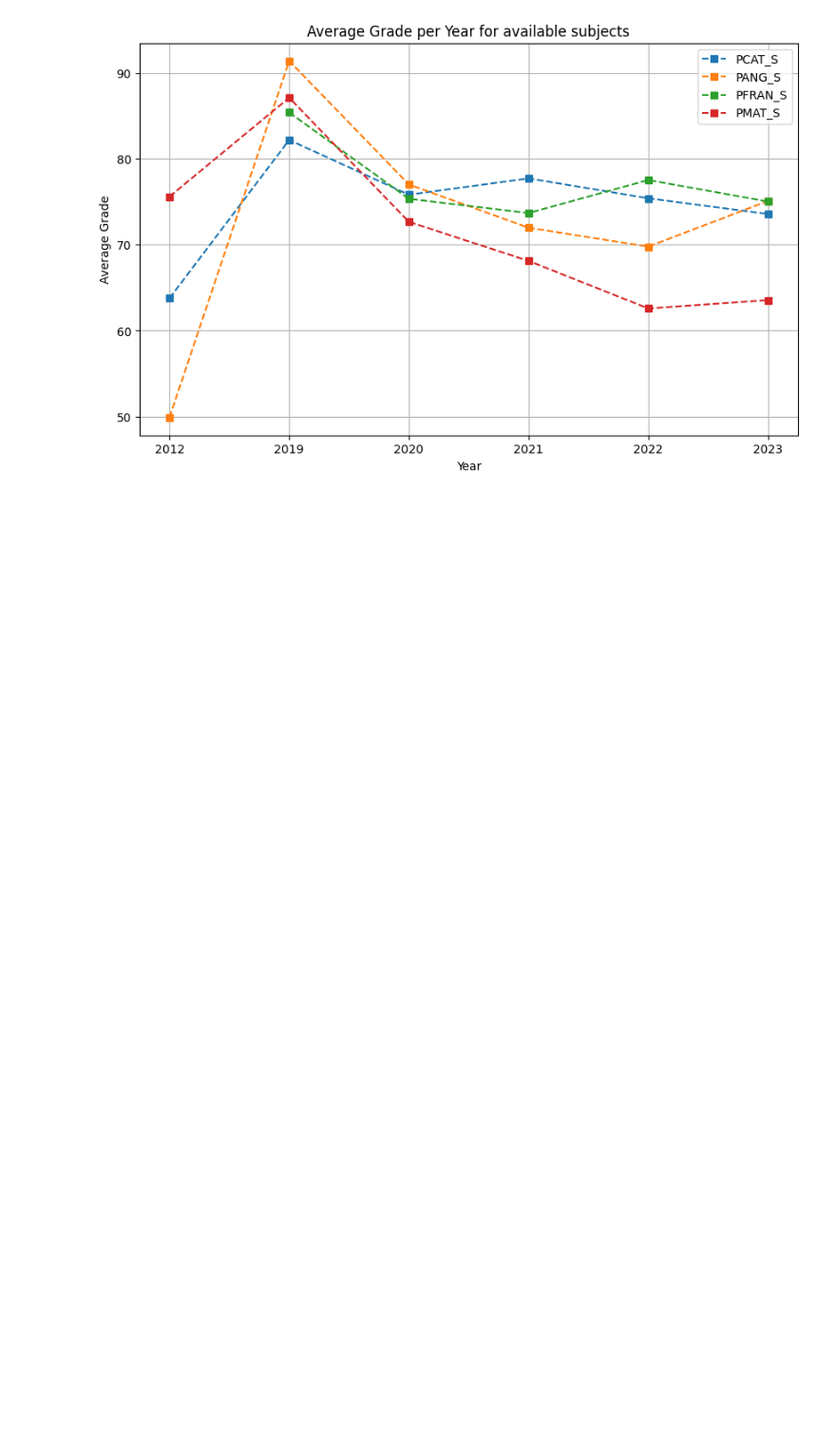
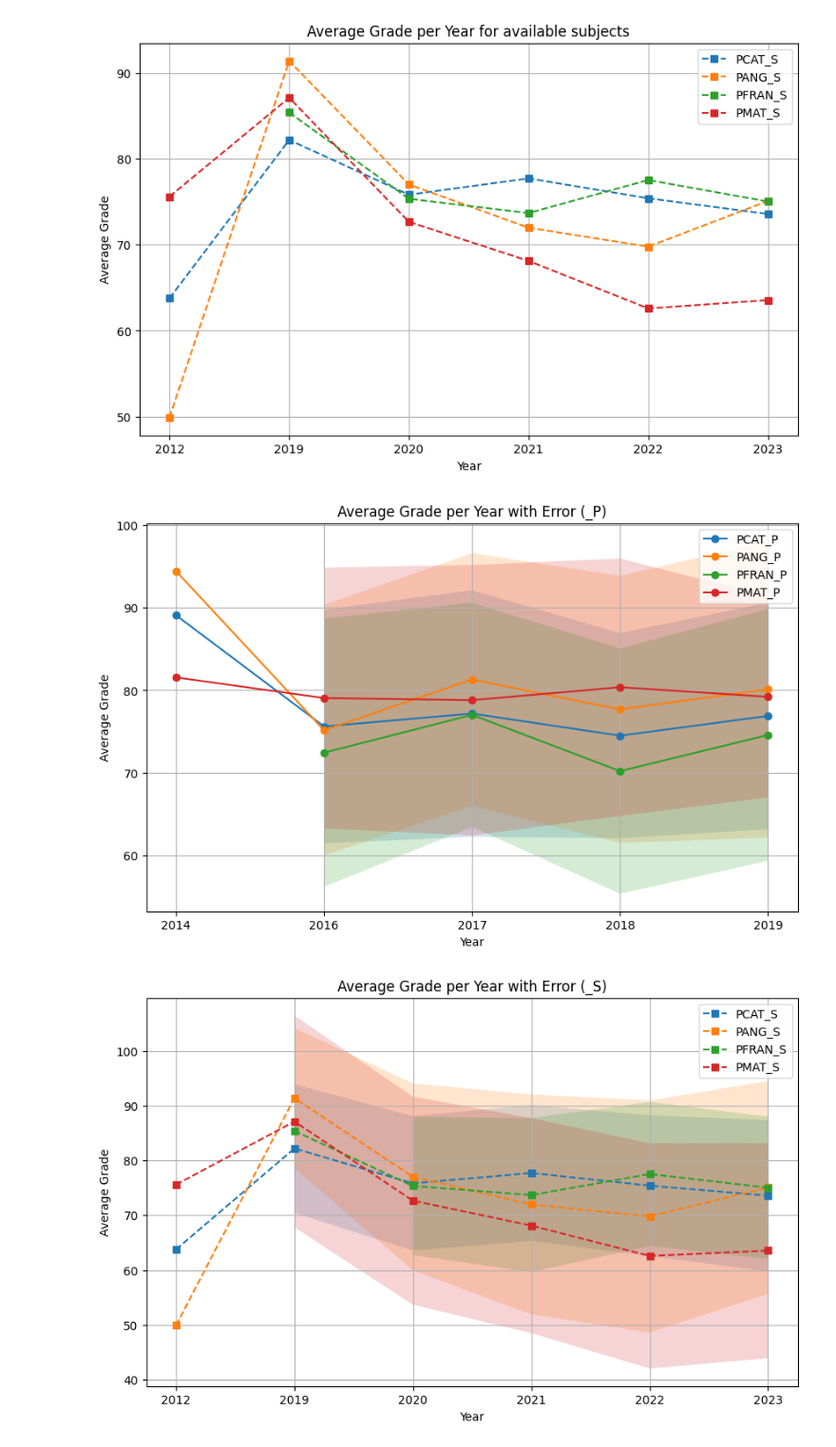
Before and after one commit to m-garcia-rodriguez/Education-Big-Data-Project, a Jupyter notebook: Notebooks/exploration_adri.ipynb, the cells around one changed output. Shown at 95% size. Drawn from its saved outputs; the diff is of its cells as text; code cells hidden in the pictures; blank space fills up the shorter version.

```diff
--- a/Notebooks/exploration_adri.ipynb
+++ b/Notebooks/exploration_adri.ipynb
@@ -268,3 +268,38 @@ plt.show()
 # %% [output]
 [figure]
 [figure]
+# %%
+import matplotlib.pyplot as plt
+
+assign = ['PCAT', 'PANG', 'PFRAN', 'PMAT', 'PALE', 'PCIEN']
+suffixes = {'_P': 'ANY_P', '_S': 'ANY_S'}
+
+for suffix, year_col in suffixes.items():
+    plt.figure(figsize=(10,6))
+
+    for subject in assign:
+        col = f'{subject}{suffix}'
+        if col in df_merged.columns:
+            # Compute mean and std per year
+            stats = df_merged.groupby(year_col)[col].agg(['mean', 'std'])
+            x = stats.index
+            y = stats['mean']
+            yerr = stats['std'].fillna(0)
+
+            # Plot mean line
+            marker = 'o' if suffix == '_P' else 's'
+            linestyle = '-' if suffix == '_P' else '--'
+            plt.plot(x, y, marker=marker, linestyle=linestyle, label=col)
+
+            # Fill between for error
+            plt.fill_between(x, y - yerr, y + yerr, alpha=0.2)
+
+    plt.xlabel('Year')
+    plt.ylabel('Average Grade')
+    plt.title(f'Average Grade per Year with Error ({suffix})')
+    plt.legend()
+    plt.grid(True)
+    plt.show()
+# %% [output]
+[figure, added]
+[figure, added]
```
